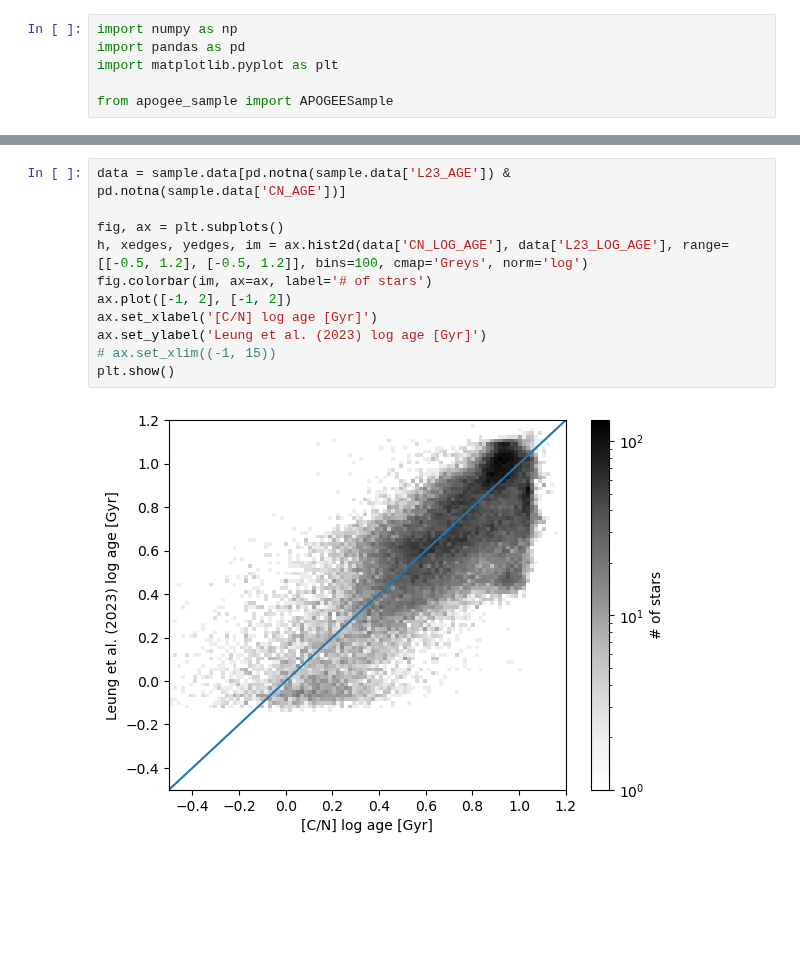
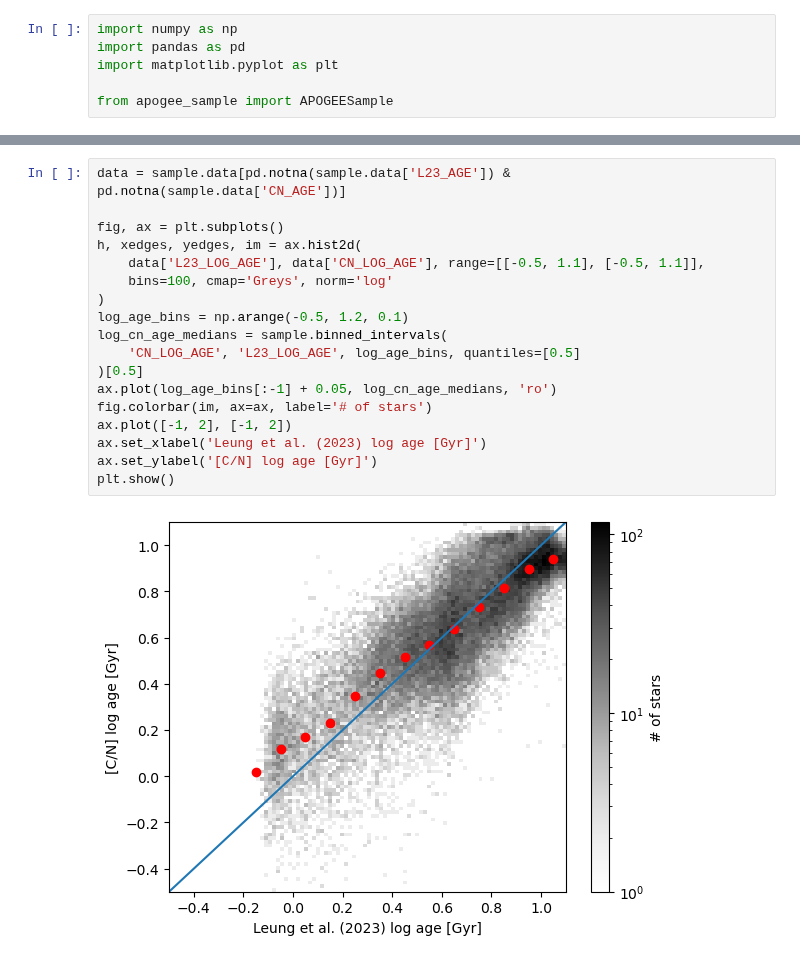
Before and after one commit to lodubay/twoinfall, a Jupyter notebook: src/scripts/ages.ipynb, the cells around one changed output, grey strips where cells are left out. Drawn from its saved outputs; the diff is of its cells as text; blank space fills up the shorter version.

```diff
--- a/src/scripts/ages.ipynb
+++ b/src/scripts/ages.ipynb
@@ -26,13 +26,20 @@ sample()
 # %%
 data = sample.data[pd.notna(sample.data['L23_AGE']) & pd.notna(sample.data['CN_AGE'])]
 
 fig, ax = plt.subplots()
-h, xedges, yedges, im = ax.hist2d(data['CN_LOG_AGE'], data['L23_LOG_AGE'], range=[[-0.5, 1.2], [-0.5, 1.2]], bins=100, cmap='Greys', norm='log')
+h, xedges, yedges, im = ax.hist2d(
+    data['L23_LOG_AGE'], data['CN_LOG_AGE'], range=[[-0.5, 1.1], [-0.5, 1.1]],
+    bins=100, cmap='Greys', norm='log'
+)
+log_age_bins = np.arange(-0.5, 1.2, 0.1)
+log_cn_age_medians = sample.binned_intervals(
+    'CN_LOG_AGE', 'L23_LOG_AGE', log_age_bins, quantiles=[0.5]
+)[0.5]
+ax.plot(log_age_bins[:-1] + 0.05, log_cn_age_medians, 'ro')
 fig.colorbar(im, ax=ax, label='# of stars')
 ax.plot([-1, 2], [-1, 2])
-ax.set_xlabel('[C/N] log age [Gyr]')
-ax.set_ylabel('Leung et al. (2023) log age [Gyr]')
-# ax.set_xlim((-1, 15))
+ax.set_xlabel('Leung et al. (2023) log age [Gyr]')
+ax.set_ylabel('[C/N] log age [Gyr]')
 plt.show()
 # %% [output]
-[figure, old version]
+[figure, new version]
```
Also changed, not shown: parts of 2 cells of this notebook, 2 other files.
